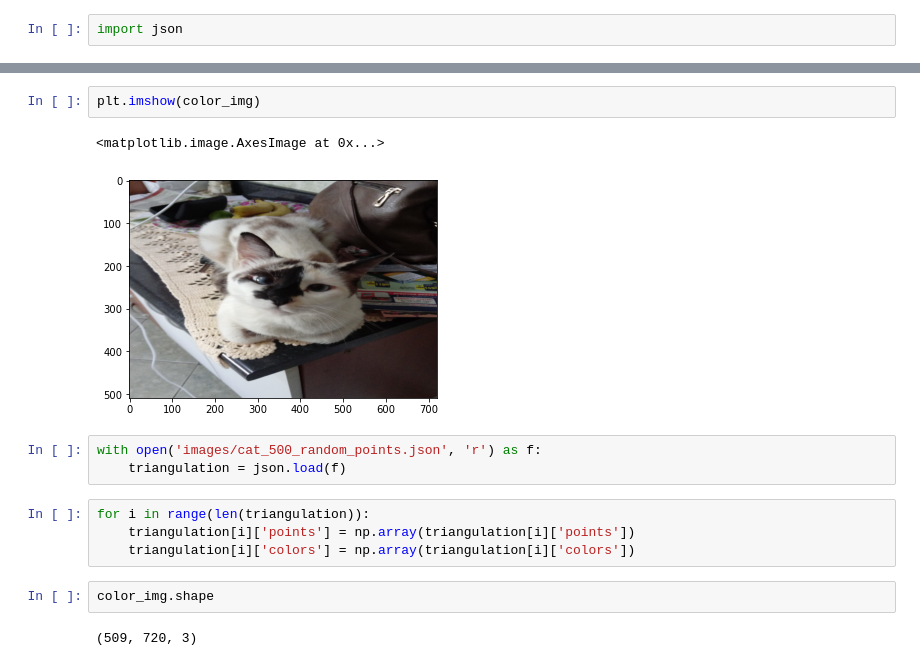
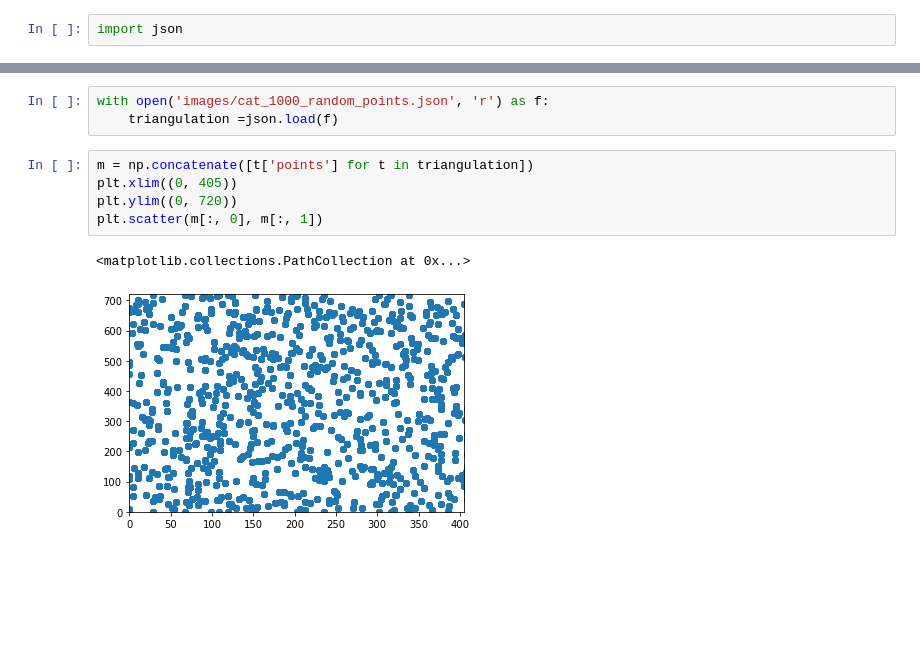
Before and after one commit to GiovaniValdrighi/data-structure-algorithms, a Jupyter notebook: delaunay-triangulation/processing_image.ipynb, the cells around one changed output, grey strips where cells are left out. Drawn from its saved outputs; the diff is of its cells as text; blank space fills up the shorter version.

```diff
--- a/delaunay-triangulation/processing_image.ipynb
+++ b/delaunay-triangulation/processing_image.ipynb
@@ -137,16 +126,11 @@ color_img.shape
-# %%
-plt.imshow(color_img)
-# %% [output]
-<matplotlib.image.AxesImage at 0x...>
-[figure, removed]
 # %%
-with open('images/cat_500_random_points.json', 'r') as f:
-    triangulation = json.load(f)
+with open('images/cat_1000_random_points.json', 'r') as f:
+    triangulation =json.load(f)
-# %%
-for i in range(len(triangulation)):
-    triangulation[i]['points'] = np.array(triangulation[i]['points'])
-    triangulation[i]['colors'] = np.array(triangulation[i]['colors'])
-# %%
-color_img.shape
-# %% [output]
-(509, 720, 3)
+# %%
+m = np.concatenate([t['points'] for t in triangulation])
+plt.xlim((0, 405))
+plt.ylim((0, 720))
+plt.scatter(m[:, 0], m[:, 1])
+# %% [output]
+<matplotlib.collections.PathCollection at 0x...>
+[figure, added]
```
Also changed, not shown: parts of 14 cells of this notebook, 12 other files.
